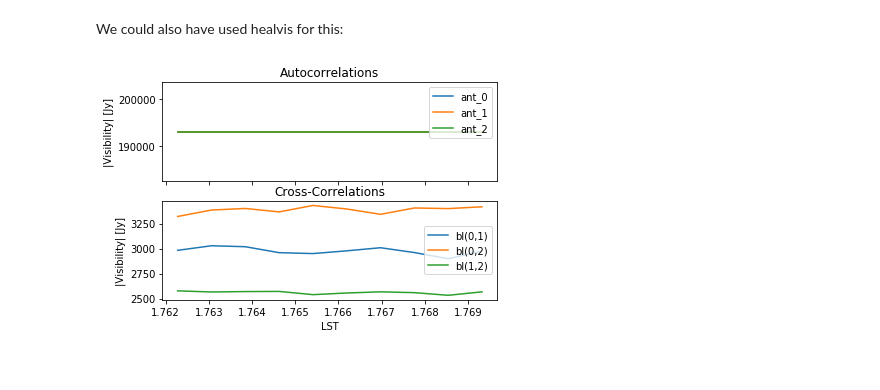
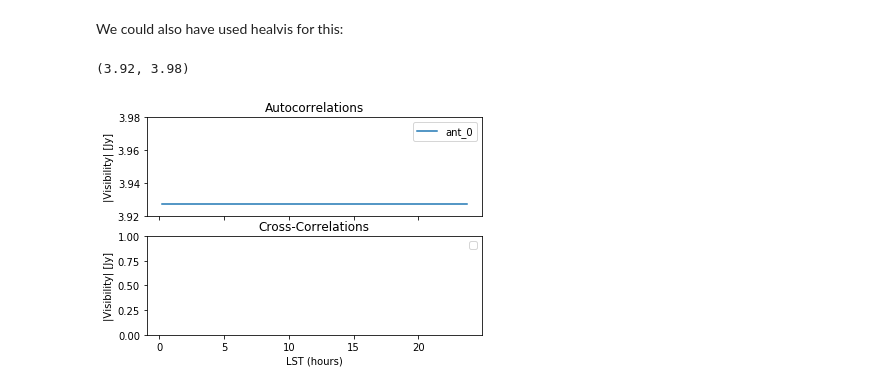
Before and after one commit to HERA-Team/hera_sim, a Jupyter notebook: docs/tutorials/visibility_simulator.ipynb, the cells around one changed output. Cells and saved outputs as stored; diff of their text form; code cells hidden in the pictures.

```diff
--- a/docs/tutorials/visibility_simulator.ipynb
+++ b/docs/tutorials/visibility_simulator.ipynb
@@ -143,29 +147,17 @@ plot_blts(simulator)
 We could also have used healvis for this:
 # %%
 simulator = HealVis(
-    uvdata = deepcopy(uvdata),
-    sky_freqs = uvdata.freq_array[0],
-    sky_intensity = sky_intensity,
+    uvdata = myuvdata(),
+    sky_freqs = freqs,
+    sky_intensity = 100*uniform_sky(6),
 )
 # %%
 vis = simulator.simulate()
-# %%
-fig, ax = plt.subplots(2, 1, sharex=True,
-                       subplot_kw={"ylabel":"|Visibility| [Jy]"})
-
-for i in range(3):
-    auto_ind = uvdata.antpair2ind((i,i))
-
-    ax[0].plot(np.unique(uvdata.lst_array), np.abs(simulator.uvdata.data_array[auto_ind, 0, 0, 0]), label="ant_{}".format(i))
-
-    for j in range(3)[(i+1):]:
-        cross_ind = uvdata.antpair2ind((i,j))
-        ax[1].plot(np.unique(uvdata.lst_array), np.abs(simulator.uvdata.data_array[cross_ind, 0, 0, 0]), label="bl({},{})".format(i,j))
-
-ax[0].legend()
-ax[1].legend()
-ax[0].set_title("Autocorrelations")
-ax[1].set_title("Cross-Correlations")
-ax[1].set_xlabel("LST");
-# %% [output]
-[figure, removed]
+# %%
+plot_blts(simulator)
+fig = plt.gcf()
+ax = fig.axes[0]
+ax.set_ylim(3.92, 3.98)
+# %% [output]
+(3.92, 3.98)
+[figure, added]
```
Also changed, not shown: parts of 25 cells of this notebook, 5 other files.
